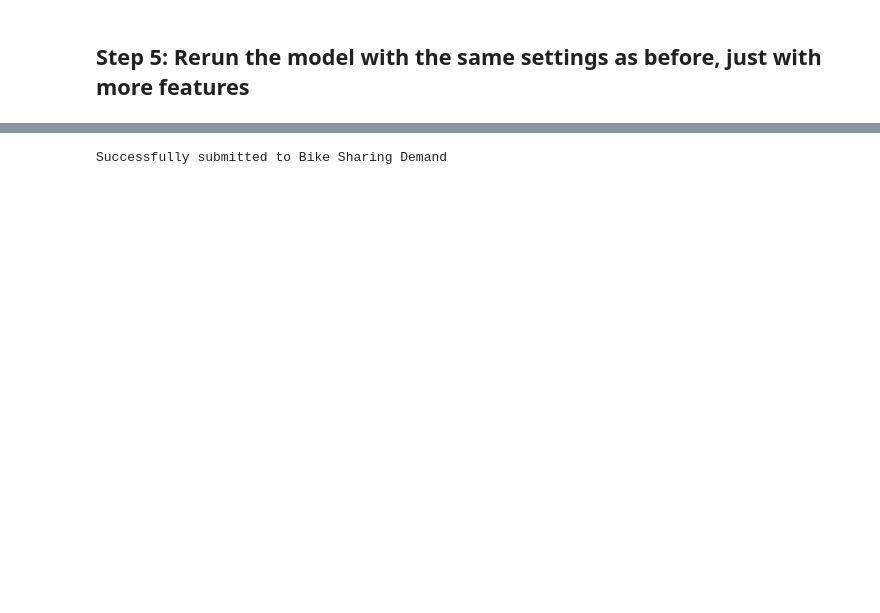
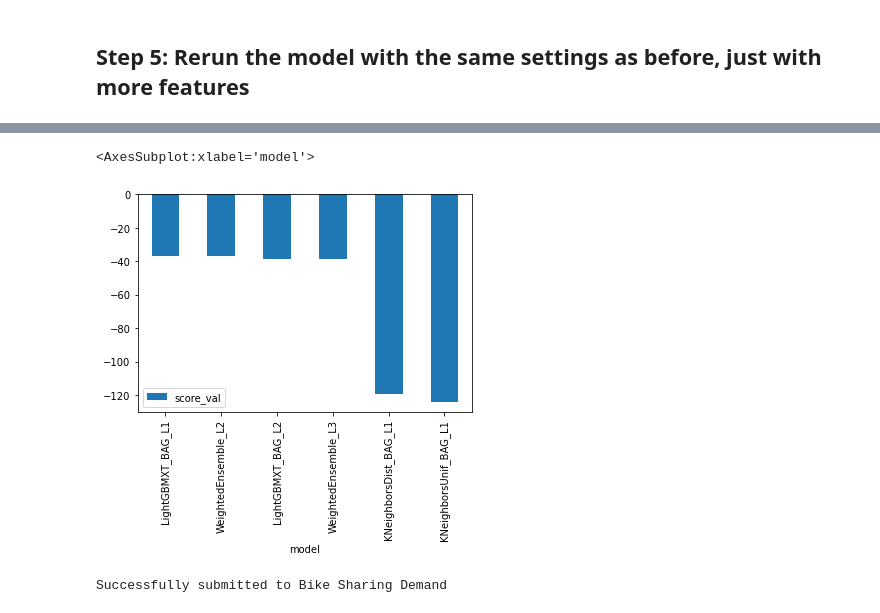
Before and after one commit to Tunde4real/Kaggle-Bike-Sharing-Project, a Jupyter notebook: project-template.ipynb, the cells around one changed output, grey strips where cells are left out. Cells and saved outputs as stored; diff of their text form; code cells hidden in the pictures; blank space fills up the shorter version.

```diff
--- a/project-template.ipynb
+++ b/project-template.ipynb
@@ -373,7 +371,12 @@ array([[<AxesSubplot:title={'center':'holiday'}>,
 # %% [markdown]
 ## Step 5: Rerun the model with the same settings as before, just with more features
 # %%
-predictor_new_features = TabularPredictor(label='count').fit(
+predictor_new_features = TabularPredictor(
+    label='count',
+    problem_type='regression',
+    eval_metric='root_mean_squared_error',
+    learner_kwargs={"ignored_columns": ["casual", "registered"]}
+).fit(
     train_data=train,
     time_limit=120,
     presets="best_quality"
@@ -435,6 +438,11 @@ Plot summary of models saved to file: AutogluonModels/ag-20230130_181359/Summary
  3          6
  4          2
  5          1  }
+# %%
+predictor_new_features.leaderboard(silent=True, extra_info=True).plot(kind="bar", x="model", y="score_val")
+# %% [output]
+<AxesSubplot:xlabel='model'>
+[figure, added]
 # %%
 # Remember to set all negative values to zero
 new_predictions[new_predictions < 0] = 0
```
Also changed, not shown: parts of 36 cells of this notebook, 2 other files.
